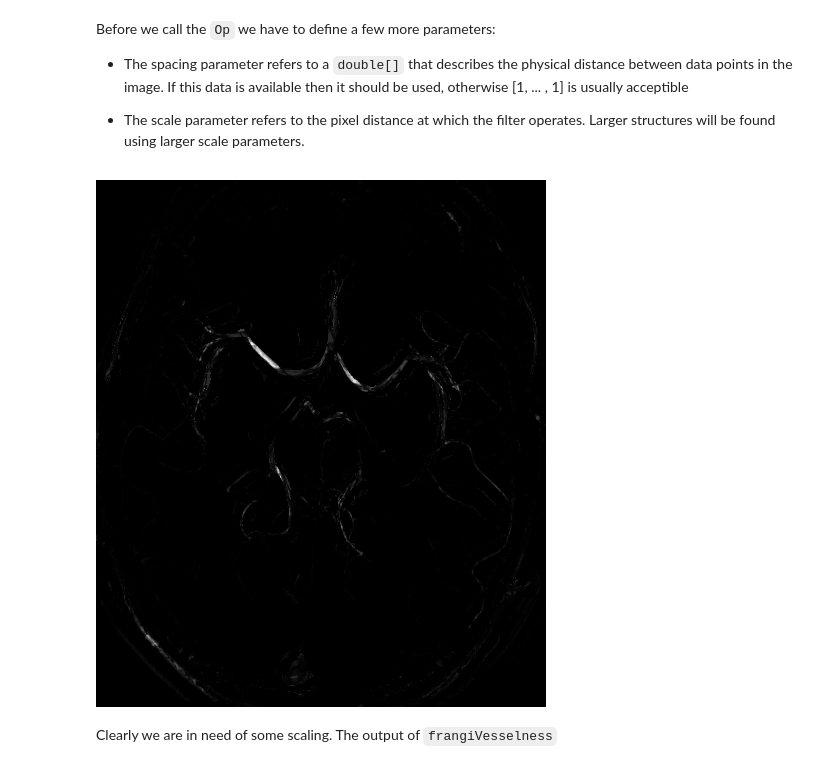
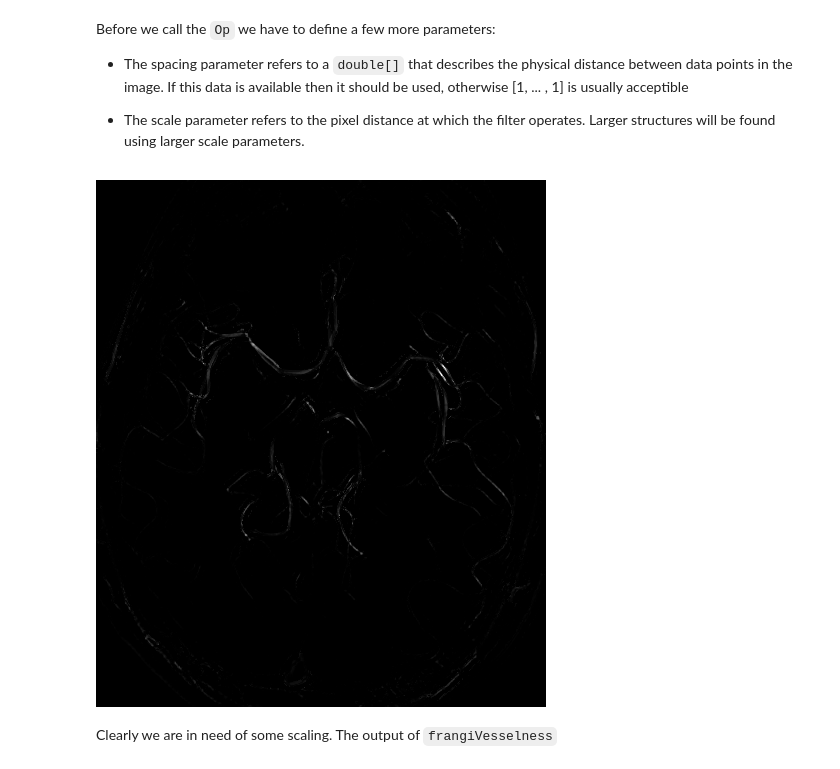
Before and after one commit to tp81/tutorials, a Jupyter notebook: notebooks/1_-_Using_ImageJ/Ops/filter/frangiVesselness.ipynb, the cells around one changed output. Cells and saved outputs as stored; diff of their text form; code cells hidden in the pictures.

Commit message:
WIP: Test clamping display on frangi op notebook

```diff
--- a/notebooks/1_-_Using_ImageJ/Ops/filter/frangiVesselness.ipynb
+++ b/notebooks/1_-_Using_ImageJ/Ops/filter/frangiVesselness.ipynb
@@ -40,17 +44,17 @@ Before we call the `Op` we have to define a few more parameters:
 # %%
 import net.imglib2.type.numeric.real.DoubleType
 import net.imagej.notebook.NotebookService.ValueScaling;
 
 //spacing refers to the physical distance between pixels. The default setting is {1, 1, 1...}
 spacing = [1, 1, 1] as double[]
 
 //scales refers the the pixel distance at which the filter operates. Larger scales measure larger structures.
-scale = 8
+scale = 4
 
 actualOutput = ij.op().create().img(input, new DoubleType())
 ij.op().filter().frangiVesselness(actualOutput, input, spacing, scale)
-ij.notebook().display(actualOutput, 0, 1, 2, ValueScaling.DATA)
+ij.notebook().display(actualOutput)
 # %% [output]
-[figure, old version]
+[figure, new version]
 # %% [markdown]
 Clearly we are in need of some scaling. The output of `frangiVesselness`
```
Also changed, not shown: parts of 2 cells of this notebook.
